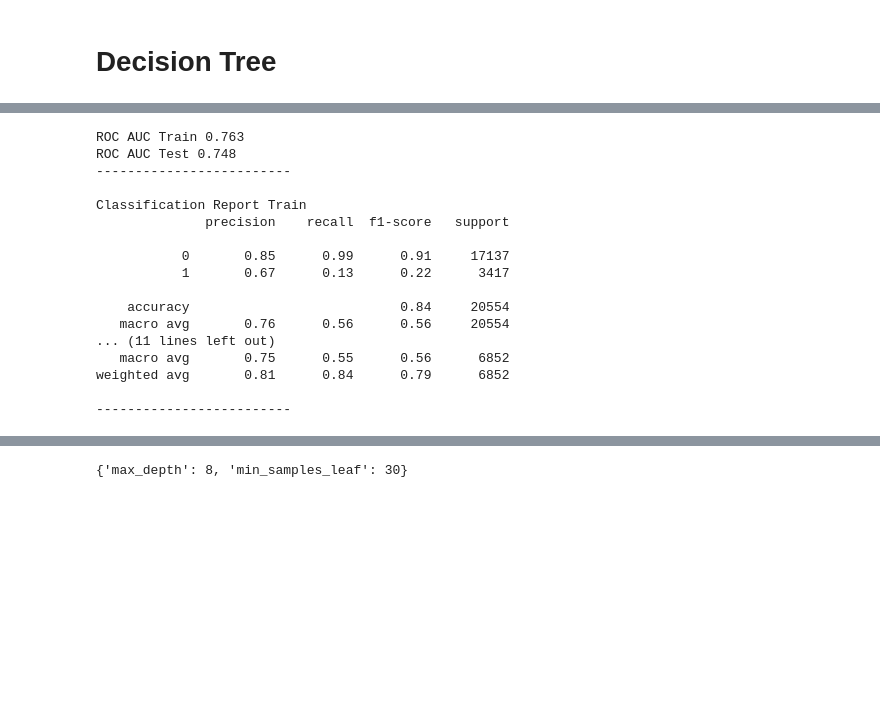
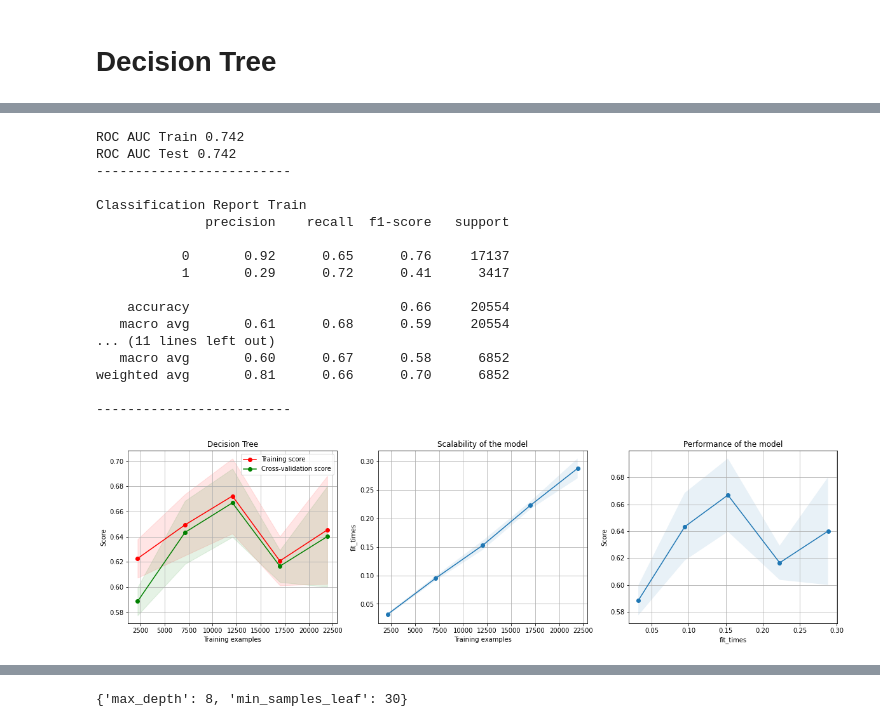
Before and after one commit to vlad-yeghiazaryan/BA_Group_Project_Sample_Data_Analysis, a Jupyter notebook: Group_Project_Sample_Data_Analysis.ipynb, the cells around one changed output, grey strips where cells are left out. Cells and saved outputs as stored; diff of their text form; code cells hidden in the pictures; blank space fills up the shorter version.

```diff
--- a/Group_Project_Sample_Data_Analysis.ipynb
+++ b/Group_Project_Sample_Data_Analysis.ipynb
@@ -864,29 +864,31 @@ gs_dt.best_params_
 # %%
-dt_3 = DecisionTreeClassifier(class_weight=None,max_depth=6, min_samples_leaf=128,random_state=42).fit(X0[dt_best],Y0)
+dt_3 = DecisionTreeClassifier(class_weight='balanced',max_depth=6, min_samples_leaf=105,random_state=42,max_leaf_nodes=12).fit(X0[dt_best],Y0)
 model_performance(X0[dt_best], X1[dt_best], Y0, Y1, dt_3)
 # %% [output]
-ROC AUC Train 0.763
-ROC AUC Test 0.748
+ROC AUC Train 0.742
+ROC AUC Test 0.742
 -------------------------
 
 Classification Report Train
               precision    recall  f1-score   support
 
-           0       0.85      0.99      0.91     17137
-           1       0.67      0.13      0.22      3417
+           0       0.92      0.65      0.76     17137
+           1       0.29      0.72      0.41      3417
 
-    accuracy                           0.84     20554
-   macro avg       0.76      0.56      0.56     20554
+    accuracy                           0.66     20554
+   macro avg       0.61      0.68      0.59     20554
 ... (11 lines left out)
-   macro avg       0.75      0.55      0.56      6852
-weighted avg       0.81      0.84      0.79      6852
+   macro avg       0.60      0.67      0.58      6852
+weighted avg       0.81      0.66      0.70      6852
 
 -------------------------
 # %%
 title = 'Decision Tree'
-plot_learning_curve(dt_3, title, X[logit_best], Y,
+plot_learning_curve(dt_3, title, X[dt_best], Y,
                     cv=5, n_jobs=-1)
 plt.show()
+# %% [output]
+[figure, added]
 # %%
 print("Mean 5-fold ROC AUC score for Tuned DT",np.mean(cross_val_score(estimator=dt_3,X=X[dt_best],y=Y,cv=5, scoring="roc_auc")).round(2))
 # %% [output]
```
Also changed, not shown: parts of 20 cells of this notebook.
